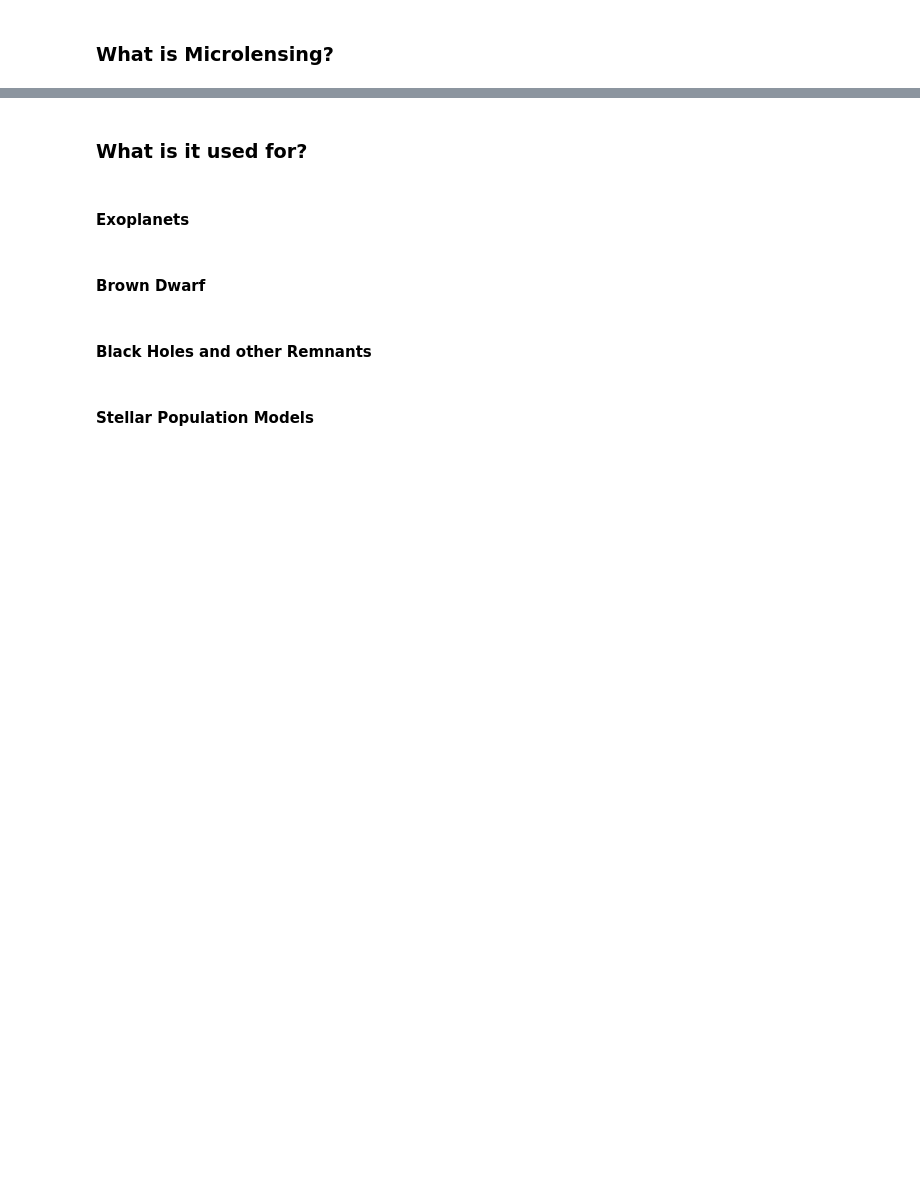
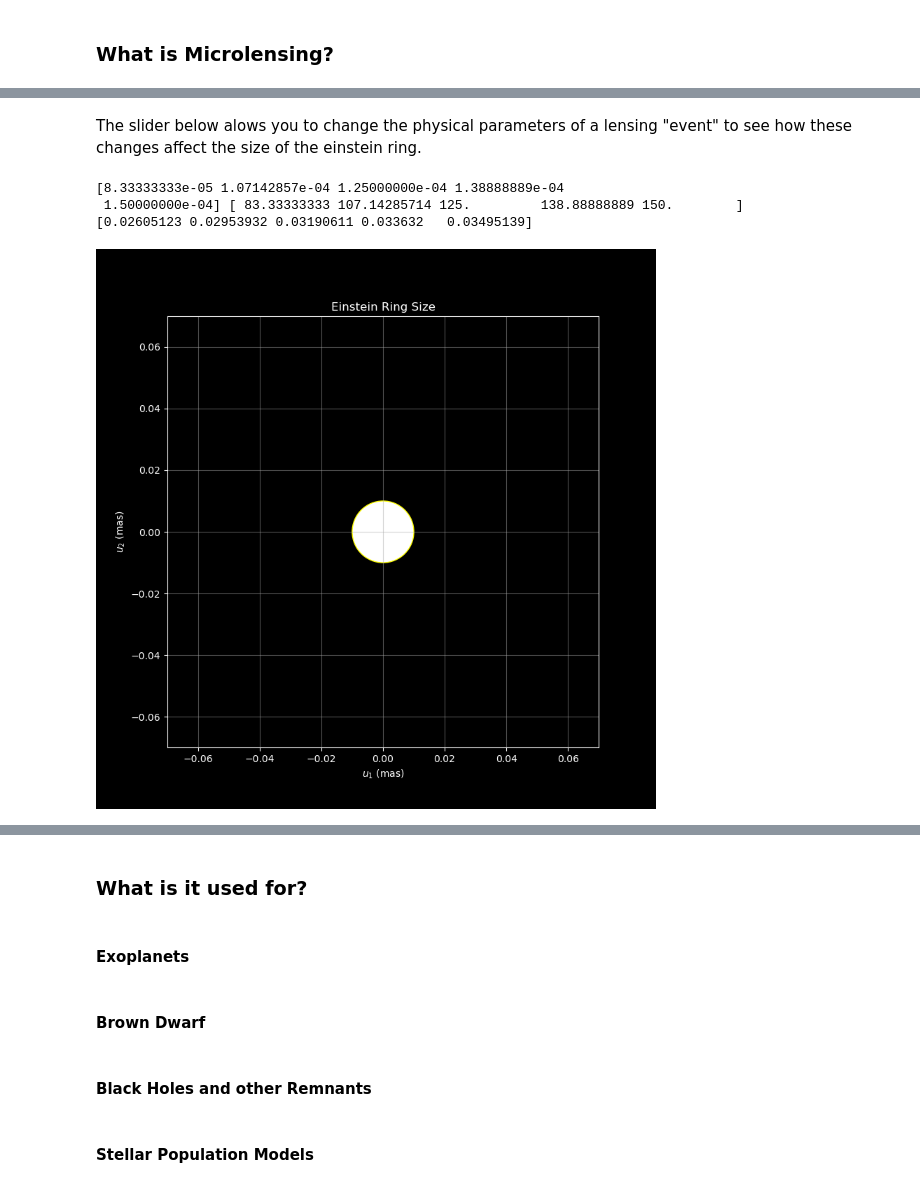
Before and after one commit to AmberLee2427/TheMicrolensersGuideToTheGalaxy, a Jupyter notebook: Notebooks/Introduction.ipynb, the cells around one changed output, grey strips where cells are left out. Saved outputs shown, nothing was run; the diff lists cells and outputs as text; code cells hidden in the pictures; blank space fills up the shorter version.

Commit message:
New package requirements (pandas and requests), working slider plot, and new html style environment for exercises.

```diff
--- a/Notebooks/Introduction.ipynb
+++ b/Notebooks/Introduction.ipynb
@@ -26,0 +96,2 @@ Great. Now that they're gone, let's meander a bit. This notebook will make use o
+# %% [markdown]
+The slider below alows you to change the physical parameters of a lensing "event" to see how these changes affect the size of the einstein ring.
@@ -26,0 +146,63 @@ Great. Now that they're gone, let's meander a bit. This notebook will make use o
+# %%
+# Example data
+M = 1.0  # Mass of the lens in solar masses
+Ds = np.array([6.0, 7.0, 8.0, 9.0, 10.0])  # Distance to the source in kpc
+Dl = 4.0  # Distance to the lens in kpc
+
+# Calculate Einstein radius for each Ds
+theta_E_values = theta_E(M, Ds, Dl)
+print(theta_E_values)
+
+# Enable interactive mode
+%matplotlib widget
+
+# Create the plot
+fig, ax = plt.subplots(figsize=(8, 8))
+fig.patch.set_facecolor('black')  # Set the figure background color to black
+
+# Plot the circles
+for theta_E_value in theta_E_values:
+    circle = Circle((0, 0), 0.2, edgecolor='white', facecolor='none', alpha=0.25)
+    ax.add_patch(circle)
+
+# Plot an exaggerated star to represent the lens
+star = Circle((0, 0), 0.01*M, edgecolor='yellow', facecolor='white')
+ax.add_patch(star)
+
+# Set plot background and text colors
+ax.set_facecolor('black')
+ax.spines['bottom'].set_color('white')
+ax.spines['top'].set_color('white')
+ax.spines['right'].set_color('white')
+ax.spines['left'].set_color('white')
+ax.tick_params(axis='x', colors='white')
+ax.tick_params(axis='y', colors='white')
+ax.yaxis.label.set_color('white')
+ax.xaxis.label.set_color('white')
+ax.title.set_color('white')
+
+# Set labels and title
+ax.set_xlabel(r'$u_1$ (mas)')
+ax.set_ylabel(r'$u_2$ (mas)')
+ax.set_title('Einstein Ring Size')
+
+# Add a white grid
+ax.grid(True, color='darkgrey', alpha=0.5)
+
+# Set axis to be equal
+ax.set_aspect('equal', adjustable='box')
+
+# Set the limits to be ± twice the largest theta_E value
+max_theta_E = max(theta_E_values)
+#ax.set_ylim(-0.4, 0.4)
+#ax.set_xlim(-0.4, 0.4)
+ax.set_xlim(-2 * max_theta_E, 2 * max_theta_E)
+ax.set_ylim(-2 * max_theta_E, 2 * max_theta_E)
+
+# Show the plot
+plt.show()
+# %% [output]
+[8.33333333e-05 1.07142857e-04 1.25000000e-04 1.38888889e-04
+ 1.50000000e-04] [ 83.33333333 107.14285714 125.         138.88888889 150.        ]
+[0.02605123 0.02953932 0.03190611 0.033632   0.03495139]
+[figure, added]
```
Also changed, not shown: parts of 14 cells of this notebook, 5 other files.
